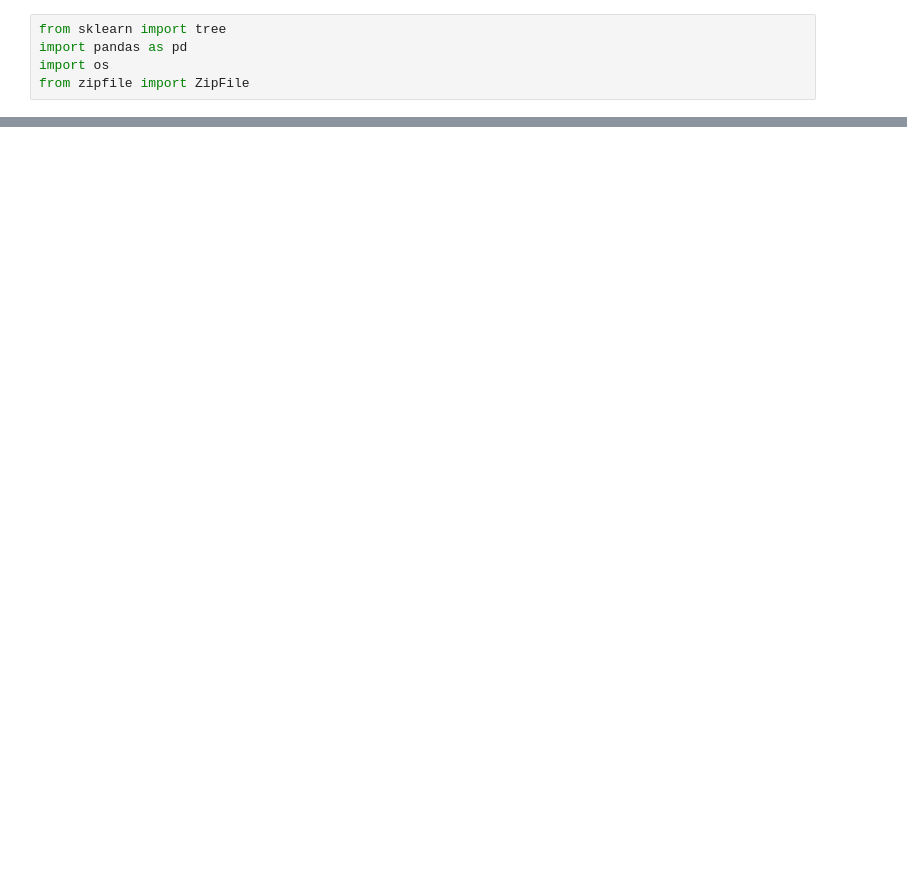
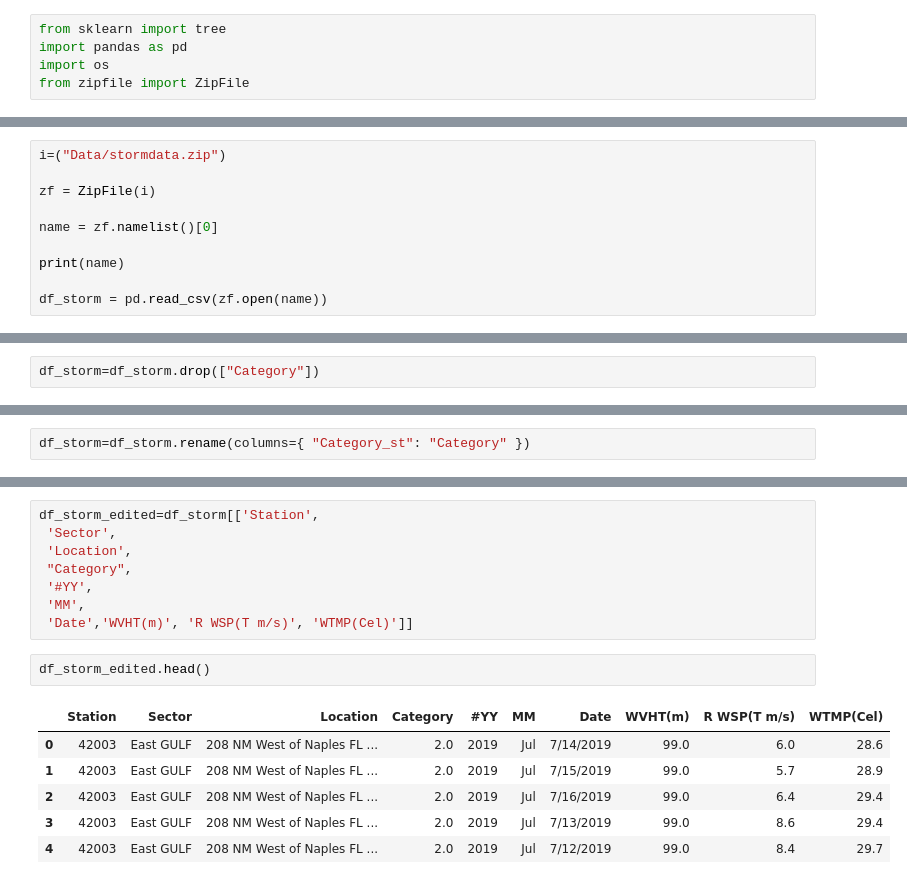
Before and after one commit to ramkraut/final_project, a Jupyter notebook: test_2.ipynb, the cells around one changed output, grey strips where cells are left out. Drawn from its saved outputs; the diff is of its cells as text; blank space fills up the shorter version.

```diff
--- a/test_2.ipynb
+++ b/test_2.ipynb
@@ -31,0 +60,10 @@ len(df.index)
+# %%
+i=("Data/stormdata.zip")
+
+zf = ZipFile(i)
+
+name = zf.namelist()[0]
+
+print(name)
+
+df_storm = pd.read_csv(zf.open(name))
@@ -31,0 +92,2 @@ len(df.index)
+# %%
+df_storm=df_storm.drop(["Category"])
@@ -31,0 +96,2 @@ len(df.index)
+# %%
+df_storm=df_storm.rename(columns={ "Category_st": "Category" })
@@ -31,0 +108,17 @@ len(df.index)
+# %%
+df_storm_edited=df_storm[['Station',
+ 'Sector',
+ 'Location',
+ "Category",
+ '#YY',
+ 'MM',
+ 'Date','WVHT(m)', 'R WSP(T m/s)', 'WTMP(Cel)']]
+# %%
+df_storm_edited.head()
+# %% [output]
+|  | Station | Sector | Location | Category | #YY | MM | Date | WVHT(m) | R WSP(T m/s) | WTMP(Cel) |
+| 0 | 42003 | East GULF | 208 NM West of Naples FL ... | 2.0 | 2019 | Jul | 7/14/2019 | 99.0 | 6.0 | 28.6 |
+| 1 | 42003 | East GULF | 208 NM West of Naples FL ... | 2.0 | 2019 | Jul | 7/15/2019 | 99.0 | 5.7 | 28.9 |
+| 2 | 42003 | East GULF | 208 NM West of Naples FL ... | 2.0 | 2019 | Jul | 7/16/2019 | 99.0 | 6.4 | 29.4 |
+| 3 | 42003 | East GULF | 208 NM West of Naples FL ... | 2.0 | 2019 | Jul | 7/13/2019 | 99.0 | 8.6 | 29.4 |
+| 4 | 42003 | East GULF | 208 NM West of Naples FL ... | 2.0 | 2019 | Jul | 7/12/2019 | 99.0 | 8.4 | 29.7 |
```
Also changed, not shown: parts of 15 cells of this notebook, 4 other files.
